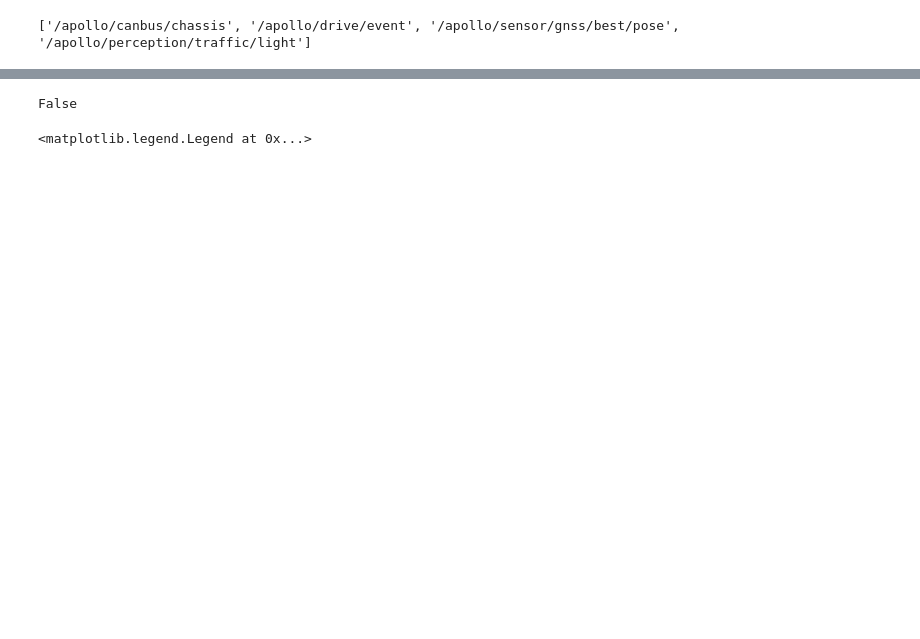
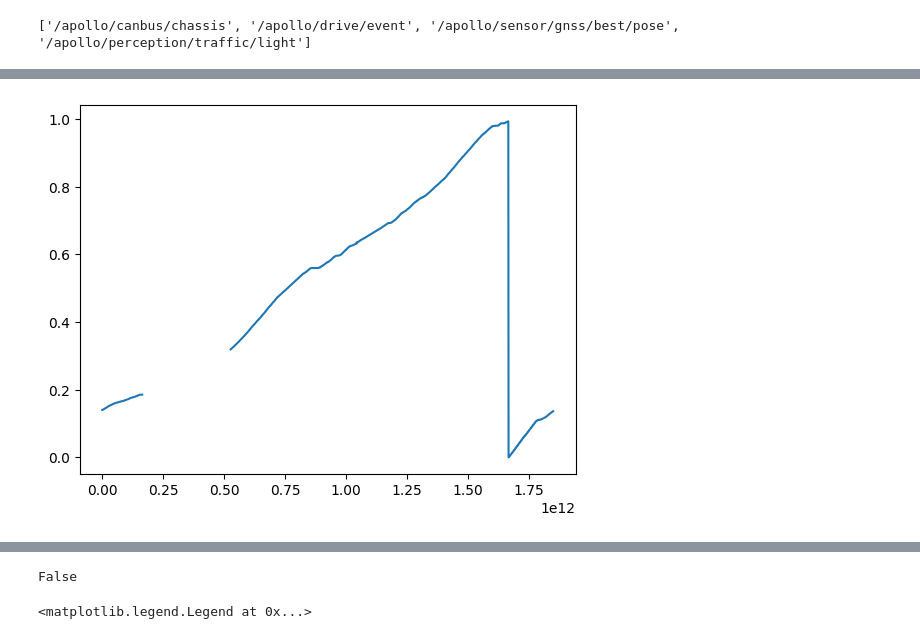
Before and after one commit to vHepp/TDMprivate, a Jupyter notebook: code/Unfinished Code/Testing_ProgressAlongRoute_v2.ipynb, the cells around one changed output, grey strips where cells are left out. Cells and saved outputs as stored; diff of their text form; code cells hidden in the pictures; blank space fills up the shorter version.

```diff
--- a/code/Unfinished Code/Testing_ProgressAlongRoute_v2.ipynb
+++ b/code/Unfinished Code/Testing_ProgressAlongRoute_v2.ipynb
@@ -56,0 +152,10 @@ for gmID in gmID_list:
+# %%
+blue_route_nan_best_pose_df_list = []
+
+for df in blue_route_best_pose_df_list:
+
+    nan = cfs.ProgressAlongRoute_v2( df )
+
+    if ( nan == True ):
+
+        blue_route_nan_best_pose_df_list.append( df )
@@ -56,0 +179,6 @@ for gmID in gmID_list:
+# %%
+plt.plot( blue_route_nan_best_pose_df_list[ 2 ][ 'NormalizedTime' ], blue_route_nan_best_pose_df_list[ 2 ][ 'ProgressAlongRoute' ] )
+
+plt.show()
+# %% [output]
+[figure, added]
```
Also changed, not shown: parts of 10 cells of this notebook, 7 other files.
